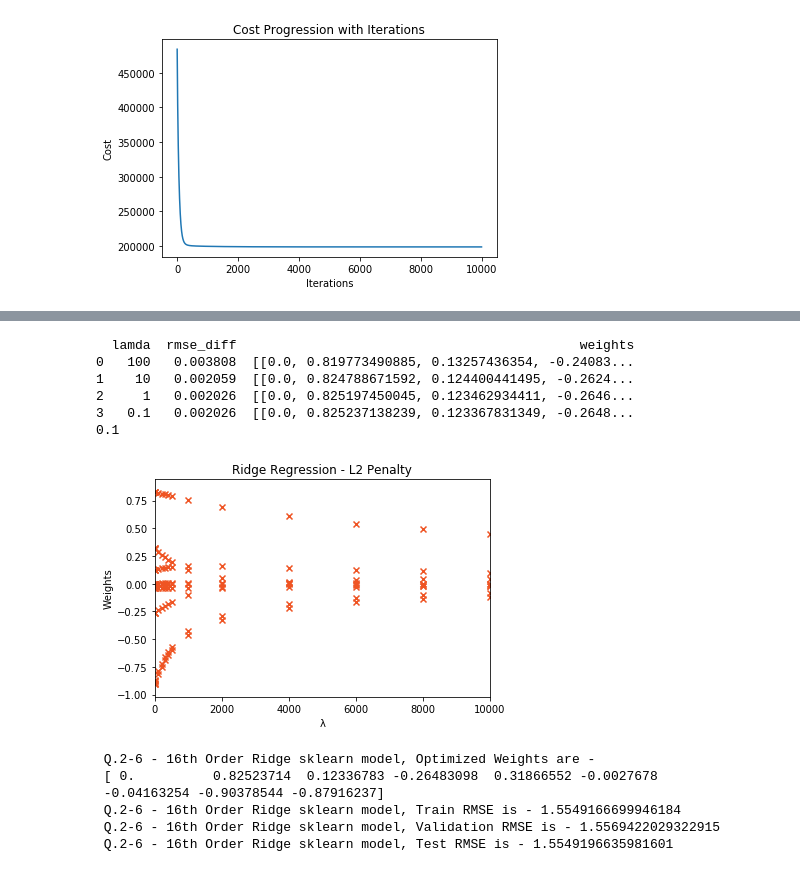
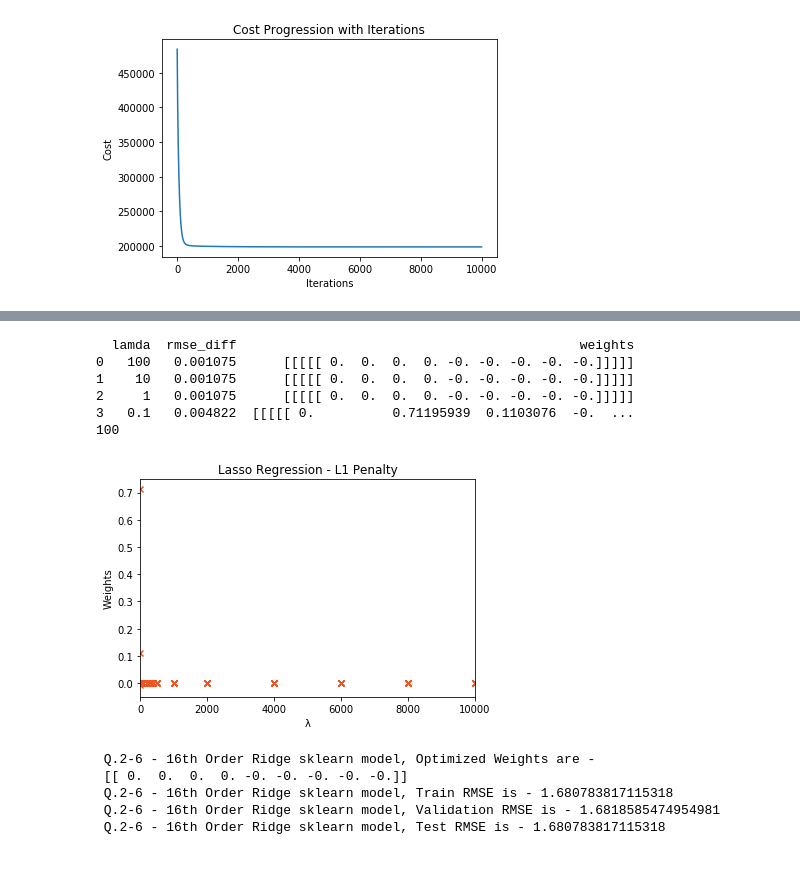
Before and after one commit to MeenakshiParyani/Polynomial-Regression, a Jupyter notebook: Polynomial-Regression.ipynb, the cells around one changed output, grey strips where cells are left out. Saved outputs shown, nothing was run; the diff lists cells and outputs as text; code cells hidden in the pictures.

Commit message:
Lasso Regression with sklearn with validation

```diff
--- a/Polynomial-Regression.ipynb
+++ b/Polynomial-Regression.ipynb
@@ -246,7 +252,7 @@ def sklearn_ridge_polynomial_regression(df, order, xheader, yheader, needSort, l
     YM = np.matrix(Y.values)
     Xcord = list(XM[:,1].flat)
     Ycord = list(YM[:,0].flat)
-    rmse = get_rmse(np.matrix(X), np.matrix(Y), beta)
+    rmse = get_rmse_l2(np.matrix(X), np.matrix(Y), beta.T, lamda)
     if(draw):
         drawPlot(Xcord, Ycord, Ypred, 16, "- Ridge " + title, xheader, yheader)
     return X, Y, beta, rmse
@@ -593,3 +593,30 @@ dfY = df[df.columns[8:]]
 
 # Split the data
 X_train, X_val, X_test, y_train, y_val, y_test = split_data_test_train_val(dfX, dfY)
+# %%
+# Q. 3-1 Multi Variate Ridge Regression SK learn - L2 Penalty
+lamdas = [10000, 8000, 6000, 4000, 2000, 1000, 500, 400, 300, 200, 100, 10, 1, 0.1 ]
+betas = []
+scores = pd.DataFrame(columns=['lamda','rmse_diff', 'weights'])
+i=0
+for l in lamdas:
+    XTrain, YTrain, betaTrain, rmseTrain = sklearn_ridge_polynomial_regression(pd.concat([X_train, y_train], axis=1), None, '', 'price', False, l, False, '')
+    betas.append(betaTrain)
+    XVal, YVal, betaVal, rmseVal = sklearn_ridge_polynomial_regression(pd.concat([X_val, y_val], axis=1), None, '', 'price', False, l, False, '')
+    if(l <=100):
+        scores.loc[i] = pd.Series({'lamda':l, 'rmse_diff':abs(rmseTrain-rmseVal), 'weights' : betaTrain})
+        i=i+1
+least_rmse_comb = scores['rmse_diff'].idxmin()
+print(scores)
+lam = scores.iloc[[least_rmse_comb]]['lamda'][least_rmse_comb]
+print(lam)
+XTrain, YTrain, betaTrain, rmseTrain = sklearn_ridge_polynomial_regression(pd.concat([X_train, y_train], axis=1), None, '', 'price', False, lam, False, ' Train Data')
+XVal, YVal, betaVal, rmseVal = sklearn_ridge_polynomial_regression(pd.concat([X_val, y_val], axis=1), None, '', 'price', False, lam, False, ' Validation data')
+plotWeightsWithL2Penalty(lamdas, betas, 'Ridge Regression - L2 Penalty')
+
+
+rmseTest = get_rmse_l2(np.matrix(XTrain), np.matrix(YTrain), betaTrain.T, lam)
+print(" Q.3-1 - 16th Order Ridge sklearn model, Optimized Weights are -\n", betaTrain.ravel())
+print(" Q.3-1 - 16th Order Ridge sklearn model, " + colored('Train RMSE is - ' + str(rmseTrain), 'green'))
+print(" Q.3-1 - 16th Order Ridge sklearn model, " + colored('Validation RMSE is - ' + str(rmseVal), 'green'))
+print(" Q.3-1 - 16th Order Ridge sklearn model, " + colored('Test RMSE is - ' + str(rmseTest), 'green'))
@@ -596,41 +637,39 @@ X_train, X_val, X_test, y_train, y_val, y_test = split_data_test_train_val(dfX,
 # %%
-# Q. 3-1
+# Q. 3-2 Multi Variate Lasso Regression SK learn - L1 Penalty
 lamdas = [10000, 8000, 6000, 4000, 2000, 1000, 500, 400, 300, 200, 100, 10, 1, 0.1 ]
 betas = []
 scores = pd.DataFrame(columns=['lamda','rmse_diff', 'weights'])
 i=0
 for l in lamdas:
-    XTrain, YTrain, betaTrain, rmseTrain = sklearn_ridge_polynomial_regression(pd.concat([X_train, y_train], axis=1), None, '', 'price', False, l, False, '')
+    XTrain, YTrain, betaTrain, rmseTrain = sklearn_lasso_polynomial_regression(pd.concat([X_train, y_train], axis=1), None, '', 'price', False, l, False, '')
     betas.append(betaTrain)
-    XVal, YVal, betaVal, rmseVal = sklearn_ridge_polynomial_regression(pd.concat([X_val, y_val], axis=1), None, '', 'price', False, l, False, '')
+    XVal, YVal, betaVal, rmseVal = sklearn_lasso_polynomial_regression(pd.concat([X_val, y_val], axis=1), None, '', 'price', False, l, False, '')
     if(l <=100):
         scores.loc[i] = pd.Series({'lamda':l, 'rmse_diff':abs(rmseTrain-rmseVal), 'weights' : betaTrain})
         i=i+1
 least_rmse_comb = scores['rmse_diff'].idxmin()
 print(scores)
 lam = scores.iloc[[least_rmse_comb]]['lamda'][least_rmse_comb]
 print(lam)
-XTrain, YTrain, betaTrain, rmseTrain = sklearn_ridge_polynomial_regression(pd.concat([X_train, y_train], axis=1), None, '', 'price', False, lam, False, ' Train Data')
-XVal, YVal, betaVal, rmseVal = sklearn_ridge_polynomial_regression(pd.concat([X_val, y_val], axis=1), None, '', 'price', False, lam, False, ' Validation data')
-plotWeightsWithL2Penalty(lamdas, betas)
+XTrain, YTrain, betaTrain, rmseTrain = sklearn_lasso_polynomial_regression(pd.concat([X_train, y_train], axis=1), None, '', 'price', False, lam, False, ' Train Data')
+XVal, YVal, betaVal, rmseVal = sklearn_lasso_polynomial_regression(pd.concat([X_val, y_val], axis=1), None, '', 'price', False, lam, False, ' Validation data')
+plotWeightsWithL2Penalty(lamdas, betas, 'Lasso Regression - L1 Penalty')
 
-
-rmseTest = get_rmse2(np.matrix(XTrain), np.matrix(YTrain), betaTrain.T, lam)
+rmseTest = get_rmse_l1(np.matrix(XTrain), np.matrix(YTrain), betaTrain.T, lam)
 print(" Q.2-6 - 16th Order Ridge sklearn model, Optimized Weights are -\n", betaTrain.ravel())
 print(" Q.2-6 - 16th Order Ridge sklearn model, " + colored('Train RMSE is - ' + str(rmseTrain), 'green'))
 print(" Q.2-6 - 16th Order Ridge sklearn model, " + colored('Validation RMSE is - ' + str(rmseVal), 'green'))
 print(" Q.2-6 - 16th Order Ridge sklearn model, " + colored('Test RMSE is - ' + str(rmseTest), 'green'))
 # %% [output]
   lamda  rmse_diff                                            weights
-0   100   0.003808  [[0.0, 0.819773490885, 0.13257436354, -0.24083...
-1    10   0.002059  [[0.0, 0.824788671592, 0.124400441495, -0.2624...
-2     1   0.002026  [[0.0, 0.825197450045, 0.123462934411, -0.2646...
-3   0.1   0.002026  [[0.0, 0.825237138239, 0.123367831349, -0.2648...
-0.1
+0   100   0.001075      [[[[[ 0.  0.  0.  0. -0. -0. -0. -0. -0.]]]]]
+1    10   0.001075      [[[[[ 0.  0.  0.  0. -0. -0. -0. -0. -0.]]]]]
+2     1   0.001075      [[[[[ 0.  0.  0.  0. -0. -0. -0. -0. -0.]]]]]
+3   0.1   0.004822  [[[[[ 0.          0.71195939  0.1103076  -0.  ...
+100
-[figure, old version]
+[figure, new version]
  Q.2-6 - 16th Order Ridge sklearn model, Optimized Weights are -
- [ 0.          0.82523714  0.12336783 -0.26483098  0.31866552 -0.0027678
- -0.04163254 -0.90378544 -0.87916237]
- Q.2-6 - 16th Order Ridge sklearn model, Train RMSE is - 1.5549166699946184
- Q.2-6 - 16th Order Ridge sklearn model, Validation RMSE is - 1.5569422029322915
- Q.2-6 - 16th Order Ridge sklearn model, Test RMSE is - 1.5549196635981601
+ [[ 0.  0.  0.  0. -0. -0. -0. -0. -0.]]
+ Q.2-6 - 16th Order Ridge sklearn model, Train RMSE is - 1.680783817115318
+ Q.2-6 - 16th Order Ridge sklearn model, Validation RMSE is - 1.6818585474954981
+ Q.2-6 - 16th Order Ridge sklearn model, Test RMSE is - 1.680783817115318
```
Also changed, not shown: parts of 7 cells of this notebook.
